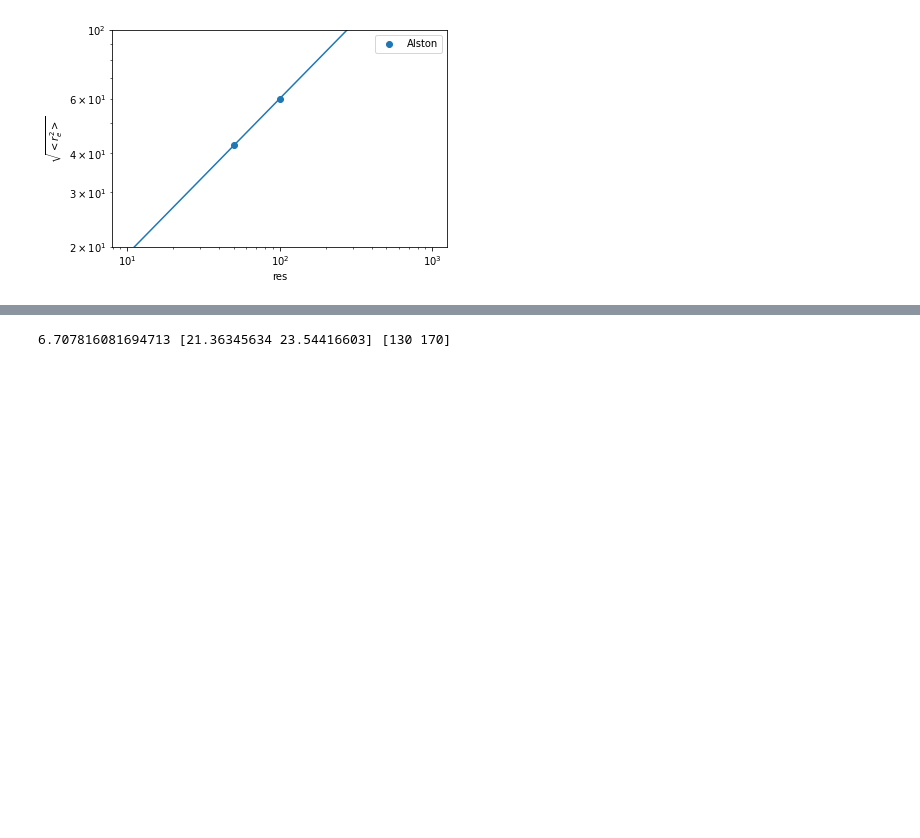
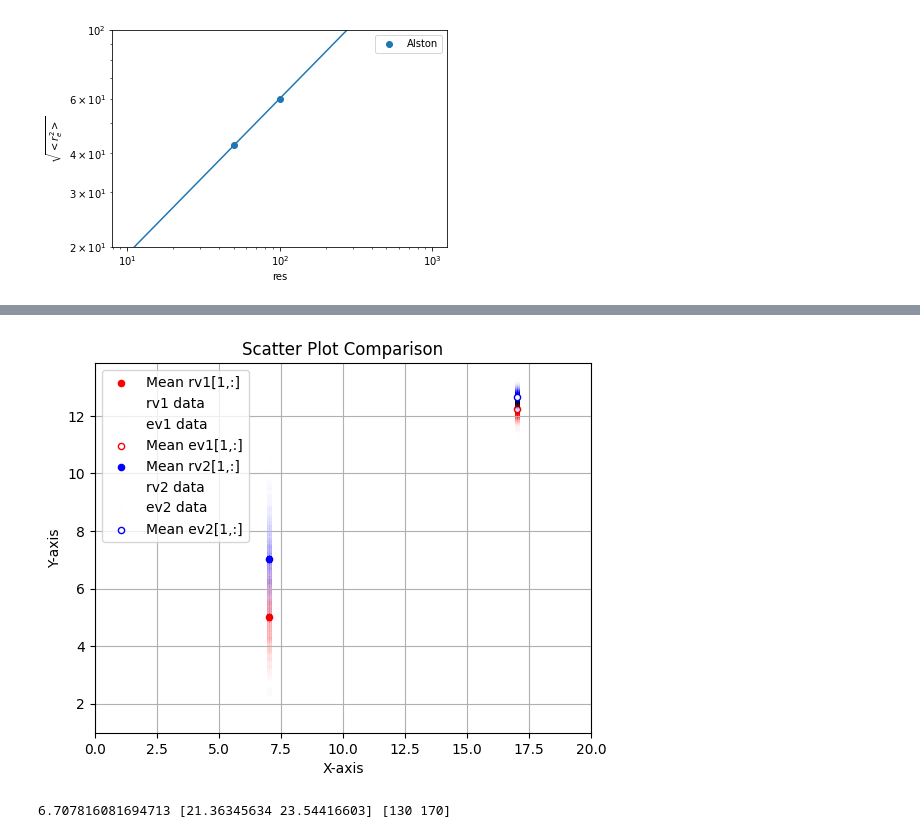
Before and after one commit to huskeypm/foldingML, a Jupyter notebook: ablim.ipynb, the cells around one changed output, grey strips where cells are left out. Drawn from its saved outputs; the diff is of its cells as text; code cells hidden in the pictures; blank space fills up the shorter version.

```diff
--- a/ablim.ipynb
+++ b/ablim.ipynb
@@ -420,3 +615,41 @@ AttributeError: module 'matplotlib.pylab' has no attribute 'set_xrange'
+# %%
+
+## extrap'd 1 (using ev1) - Red
+# Plot all extrapolated data points with transparency
+
+plt.scatter(ev1[0,:],ev1[1,:],facecolor='red',s=10,alpha=0.005, label='ev1 data')
+# Plot mean of the second dimension for the first extrapolated data point (white center)
+plt.scatter([ev1[0,0]],[np.mean( ev1[1,:] )],facecolor='white',edgecolor='red',s=20, label='Mean ev1[1,:]')
+
+
+## RV 2 (using rv2, ev2) - Blue
+# Plot mean of the second dimension for the first data point
+plt.scatter([rv2[0,0]],[np.mean( rv2[1,:] )],facecolor='blue',s=20, label='Mean rv2[1,:]')
+# Plot all data points with transparency
+plt.scatter(rv2[0,:],rv2[1,:],facecolor='blue',s=10,alpha=0.005, label='rv2 data')
+
+## extrap'd 2 (using ev2) - Blue
+# Plot all extrapolated data points with transparency
+plt.scatter(ev2[0,:],ev2[1,:],facecolor='blue',s=10,alpha=0.005, label='ev2 data')
+# Plot mean of the second dimension for the first extrapolated data point (white center)
+plt.scatter([ev2[0,0]],[np.mean( ev2[1,:] )],facecolor='white',edgecolor='blue',s=20, label='Mean ev2[1,:]')
+
+# Assuming plt refers to an Axes object, use set_xlim instead of set_xrange
+# If plt is the pyplot module itself, use plt.xlim
+# plt.xlim([0,20]) # Use this if plt is pyplot
+# Or if plt is an Axes object (e.g., from fig, ax = plt.subplots()):
+# ax.set_xlim([0, 20])
+
+# Using plt.xlim assuming plt is the module 'matplotlib.pyplot'
+plt.xlim([0,20])
+plt.xlabel("X-axis") # Added label for clarity
+plt.ylabel("Y-axis") # Added label for clarity
+plt.title("Scatter Plot Comparison") # Added title
+plt.legend() # Added legend to identify plots
+plt.grid(True) # Added grid for better readability
+plt.show() # Display the plot
+# %% [output]
+[figure, added]
 # %%
 import numpy as np
 import matplotlib.pylab as plt
```
Also changed, not shown: parts of 8 cells of this notebook.
